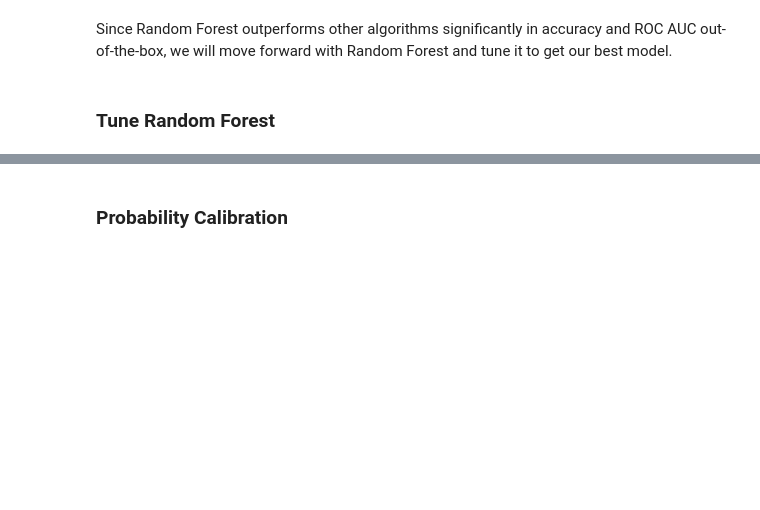
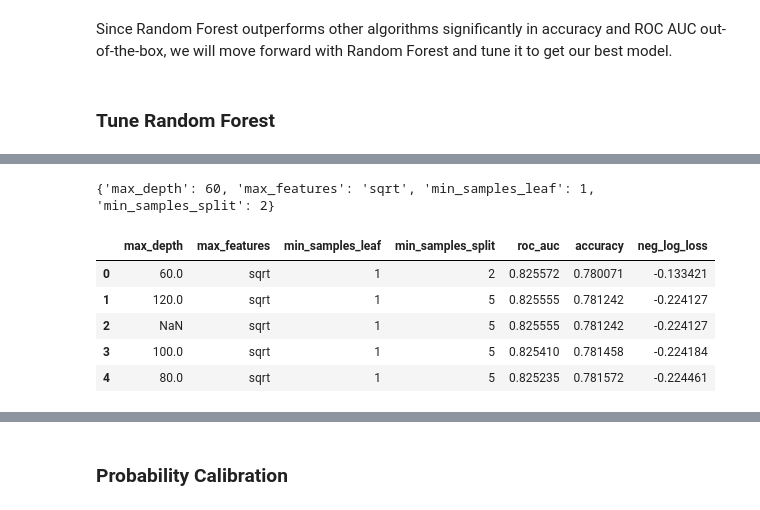
Before and after one commit to colinandrus/ml_course_project, a Jupyter notebook: notebooks/model_training_cleaned.ipynb, the cells around one changed output, grey strips where cells are left out. Drawn from its saved outputs; the diff is of its cells as text; code cells hidden in the pictures; blank space fills up the shorter version.

```diff
--- a/notebooks/model_training_cleaned.ipynb
+++ b/notebooks/model_training_cleaned.ipynb
@@ -465,3 +573,7 @@ rf_gridsearch.fit(X_train, y_train)
+# %%
+print(rf_gridsearch.best_params_)
+# %% [output]
+{'max_depth': 60, 'max_features': 'sqrt', 'min_samples_leaf': 1, 'min_samples_split': 2}
 # %%
 def evaluate_search_cv(cv_object):
     """ Print results for randomized search cv """
@@ -484,3 +596,14 @@ print(rf_gridsearch.best_params_)
+# %%
+# reload search results from csv
+gridsearch_results = pd.read_csv('gridsearch_results.csv')
+gridsearch_results.head()
+# %% [output]
+|  | max_depth | max_features | min_samples_leaf | min_samples_split | roc_auc | accuracy | neg_log_loss |
+| 0 | 60.0 | sqrt | 1 | 2 | 0.825572 | 0.780071 | -0.133421 |
+| 1 | 120.0 | sqrt | 1 | 5 | 0.825555 | 0.781242 | -0.224127 |
+| 2 | NaN | sqrt | 1 | 5 | 0.825555 | 0.781242 | -0.224127 |
+| 3 | 100.0 | sqrt | 1 | 5 | 0.825410 | 0.781458 | -0.224184 |
+| 4 | 80.0 | sqrt | 1 | 5 | 0.825235 | 0.781572 | -0.224461 |
 # %%
 # retrain with best params on 100 trees
 MODEL = (RandomForestClassifier(n_estimators=100, min_samples_split=2, max_features='sqrt',
```
Also changed, not shown: parts of 28 cells of this notebook.
